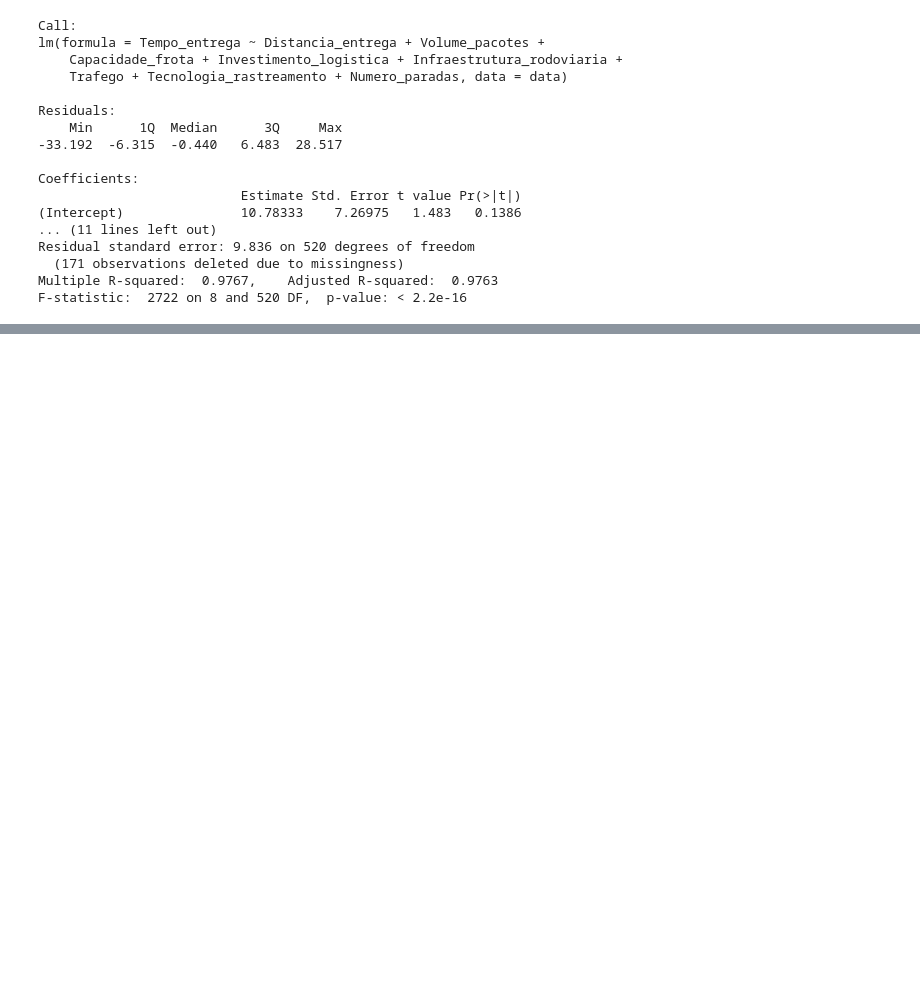
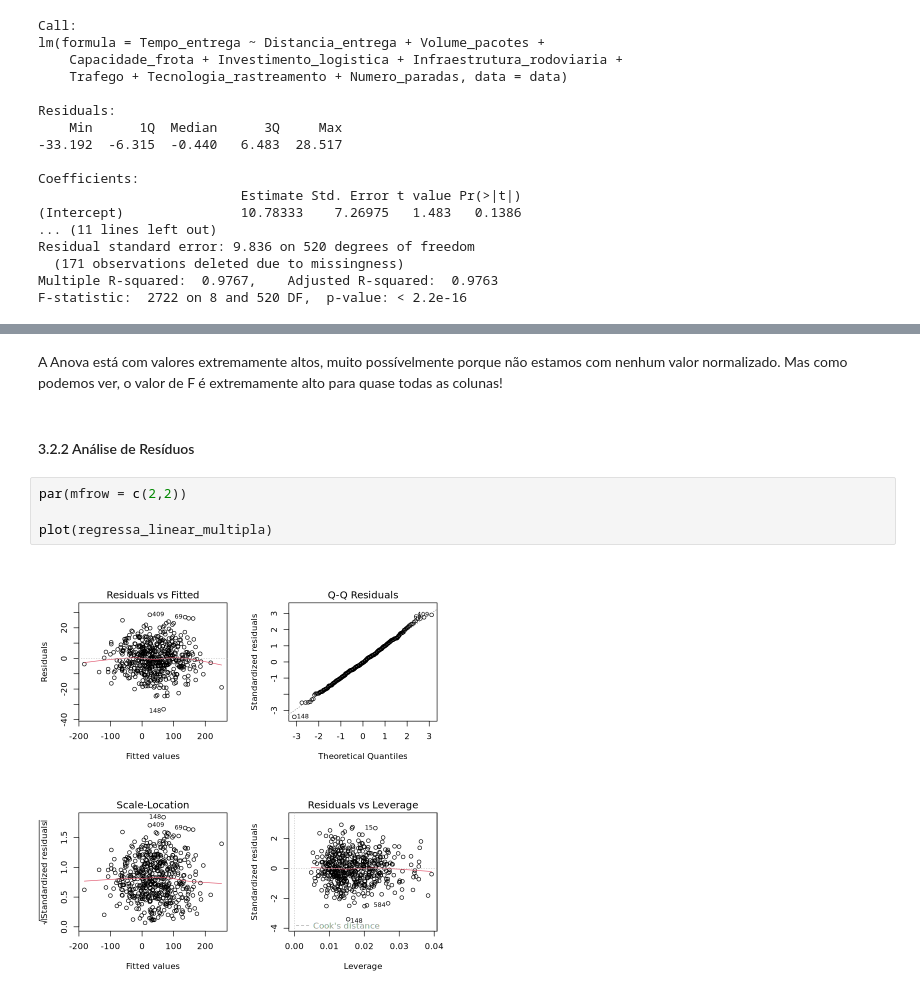
Before and after one commit to daviidjoshua/roteiro-estatistica-aplicada, a Jupyter notebook: main.ipynb, the cells around one changed output, grey strips where cells are left out. Saved outputs shown, nothing was run; the diff lists cells and outputs as text; blank space fills up the shorter version.

```diff
--- a/main.ipynb
+++ b/main.ipynb
@@ -597,0 +607,10 @@ F-statistic:  2722 on 8 and 520 DF,  p-value: < 2.2e-16
+# %% [markdown]
+A Anova está com valores extremamente altos, muito possívelmente porque não estamos com nenhum valor normalizado. Mas como podemos ver, o valor de F é extremamente alto para quase todas as colunas!
+# %% [markdown]
+#### 3.2.2 Análise de Resíduos
+# %%
+par(mfrow = c(2,2))
+
+plot(regressa_linear_multipla)
+# %% [output]
+[figure, added]
```
Also changed, not shown: parts of 42 cells of this notebook.
